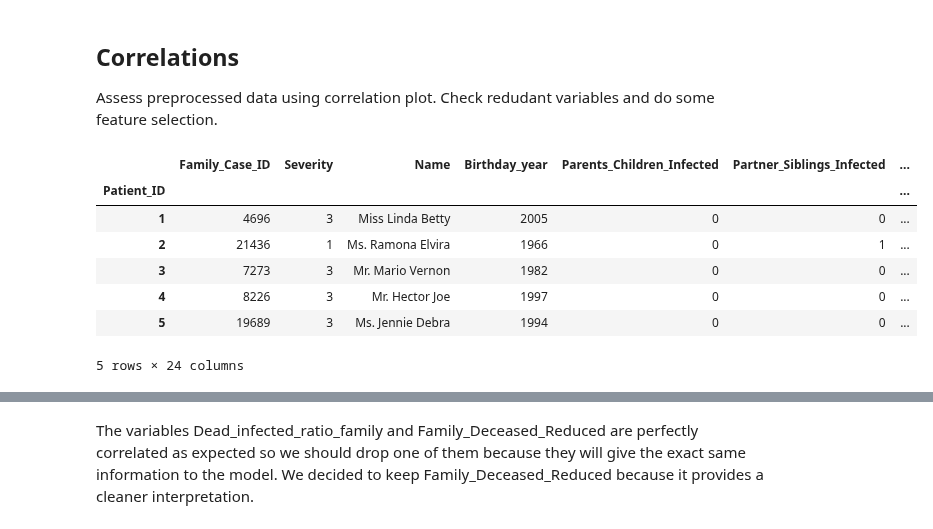
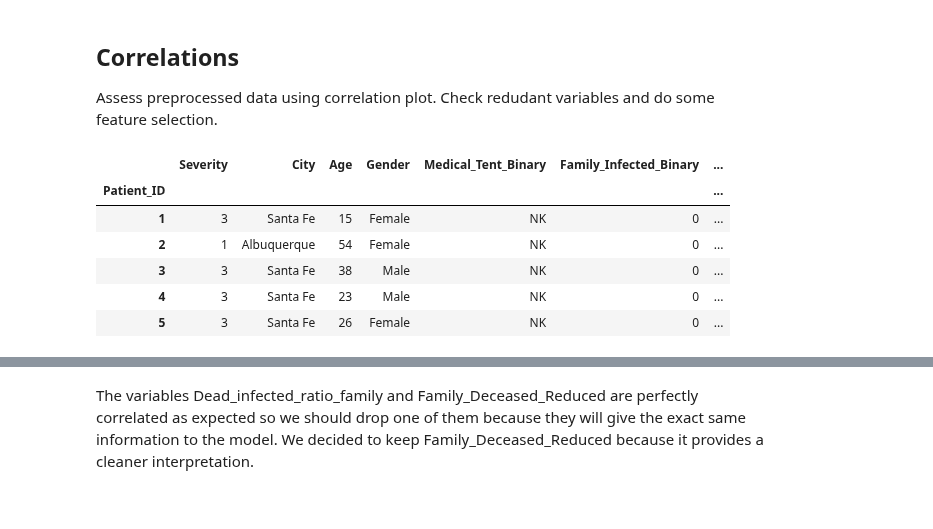
Before and after one commit to DavidSilva98/ML_project, a Jupyter notebook: group7.ipynb, the cells around one changed output, grey strips where cells are left out. Drawn from its saved outputs; the diff is of its cells as text; code cells hidden in the pictures.

```diff
--- a/group7.ipynb
+++ b/group7.ipynb
@@ -698,7 +698,7 @@ def feature_engineering(X, types, y_train, dict_fam_size, familycount_test=None)
     else:
         return X
 # %%
-X_train, familycount, deceasedfamcount = feature_engineering(X=X_train, types='train', y_train=y_train, dict_fam_size=None)
-test_df = feature_engineering(X=test_df, types='test', y_train=None, dict_fam_size=deceasedfamcount, familycount_test=familycount)
+X_train_clean, familycount, deceasedfamcount = feature_engineering(X=X_train_clean, types='train', y_train=y_train_clean, dict_fam_size=None)
+# test_df = feature_engineering(X=test_df, types='test', y_train=None, dict_fam_size=deceasedfamcount, familycount_test=familycount)
 # %%
 # Possible incoherency: the number of elements in family
@@ -735,10 +735,10 @@ box_plot_numerical(plot_df, plot_features, title)
 - Medical_Expenses_Individual continues to have outliers and we decided to cap the values at 3000 as it will retain the observations with higher values and not bias the results. We will also drop the Medical_Expenses_Family variable as it isn't relativized.
 # %%
 # Cap variable at 3000
-X_train["Medical_Expenses_Individual"][X_train["Medical_Expenses_Individual"] > 3000] = 3000
-test_df["Medical_Expenses_Individual"][test_df["Medical_Expenses_Individual"] > 3000] = 3000
+X_train_clean["Medical_Expenses_Individual"][X_train_clean["Medical_Expenses_Individual"] > 3000] = 3000
+# test_df["Medical_Expenses_Individual"][test_df["Medical_Expenses_Individual"] > 3000] = 3000
 
 # Drop Medical_Expenses_Family
-X_train.drop("Medical_Expenses_Family", axis=1, inplace=True)
-test_df.drop("Medical_Expenses_Family", axis=1, inplace=True)
+X_train_clean.drop("Medical_Expenses_Family", axis=1, inplace=True)
+# test_df.drop("Medical_Expenses_Family", axis=1, inplace=True)
 # %%
@@ -805,29 +806,28 @@ plt.show()
 # %% [markdown]
 We will apply a boxcox transformation to center the distribution of Medical_Expenses_Individual. This will turn out beneficial when applying some of the models.
 # %%
-alph = boxcox(X_train["Medical_Expenses_Individual"] + 1)[1]
-X_train["Medical_Expenses_Individual"] = boxcox(X_train["Medical_Expenses_Individual"] + 1, alpha=alph)[0]
-test_df["Medical_Expenses_Individual"] = boxcox(test_df["Medical_Expenses_Individual"] + 1, alpha=alph)[0]
+alph = boxcox(X_train_clean["Medical_Expenses_Individual"] + 1)[1]
+X_train_clean["Medical_Expenses_Individual"] = boxcox(X_train_clean["Medical_Expenses_Individual"] + 1, alpha=alph)[0]
+# test_df["Medical_Expenses_Individual"] = boxcox(test_df["Medical_Expenses_Individual"] + 1, alpha=alph)[0]
 # %%
 # Drop useless variables
-X_train.drop(["Family_Case_ID", "Pediatric_Binary", "Name", "Birthday_year", "3rd_Age_Binary", "Title", "Title_binary", "Partner_Siblings_Infected", "Medical_Tent",
-              "Parents_Children_Infected", "Partner_Siblings_Infected_Binary", "Parents_Children_Infected_Binary", "Family_Deceased", "Family_Infected",], axis=1, inplace=True)
-test_df.drop(["Family_Case_ID", "Pediatric_Binary", "Name", "Birthday_year", "3rd_Age_Binary", "Title", "Title_binary", "Partner_Siblings_Infected", "Medical_Tent",
-              "Parents_Children_Infected", "Partner_Siblings_Infected_Binary", "Parents_Children_Infected_Binary", "Family_Deceased", "Family_Infected",], axis=1, inplace=True)
+X_train_clean.drop(["Family_Case_ID", "Pediatric_Binary", "Name", "Birthday_year", "3rd_Age_Binary", "Title", "Title_binary", "Partner_Siblings_Infected", "Medical_Tent",
+                    "Parents_Children_Infected", "Partner_Siblings_Infected_Binary", "Parents_Children_Infected_Binary", "Family_Deceased", "Family_Infected",], axis=1, inplace=True)
+# test_df.drop(["Family_Case_ID", "Pediatric_Binary", "Name", "Birthday_year", "3rd_Age_Binary", "Title", "Title_binary", "Partner_Siblings_Infected", "Medical_Tent",
+#               "Parents_Children_Infected", "Partner_Siblings_Infected_Binary", "Parents_Children_Infected_Binary", "Family_Deceased", "Family_Infected",], axis=1, inplace=True)
 # %% [markdown]
 ## Correlations
 Assess preprocessed data using correlation plot. Check redudant variables and do some feature selection.
 # %%
-X_train.head() # everything seems okay!
+X_train_clean.head() # everything seems okay!
 # %% [output]
-|  | Family_Case_ID | Severity | Name | Birthday_year | Parents_Children_Infected | Partner_Siblings_Infected | ... |
+|  | Severity | City | Age | Gender | Medical_Tent_Binary | Family_Infected_Binary | ... |
 | Patient_ID |  |  |  |  |  |  | ... |
-| 1 | 4696 | 3 | Miss Linda Betty | 2005 | 0 | 0 | ... |
-| 2 | 21436 | 1 | Ms. Ramona Elvira | 1966 | 0 | 1 | ... |
-| 3 | 7273 | 3 | Mr. Mario Vernon | 1982 | 0 | 0 | ... |
-| 4 | 8226 | 3 | Mr. Hector Joe | 1997 | 0 | 0 | ... |
-| 5 | 19689 | 3 | Ms. Jennie Debra | 1994 | 0 | 0 | ... |
+| 1 | 3 | Santa Fe | 15 | Female | NK | 0 | ... |
+| 2 | 1 | Albuquerque | 54 | Female | NK | 0 | ... |
+| 3 | 3 | Santa Fe | 38 | Male | NK | 0 | ... |
+| 4 | 3 | Santa Fe | 23 | Male | NK | 0 | ... |
+| 5 | 3 | Santa Fe | 26 | Female | NK | 0 | ... |
-5 rows × 24 columns
 # %%
 def cor_heatmap(cor):
     plt.figure(figsize=(10, 8))
```
Also changed, not shown: parts of 85 cells of this notebook, 2 other files.
